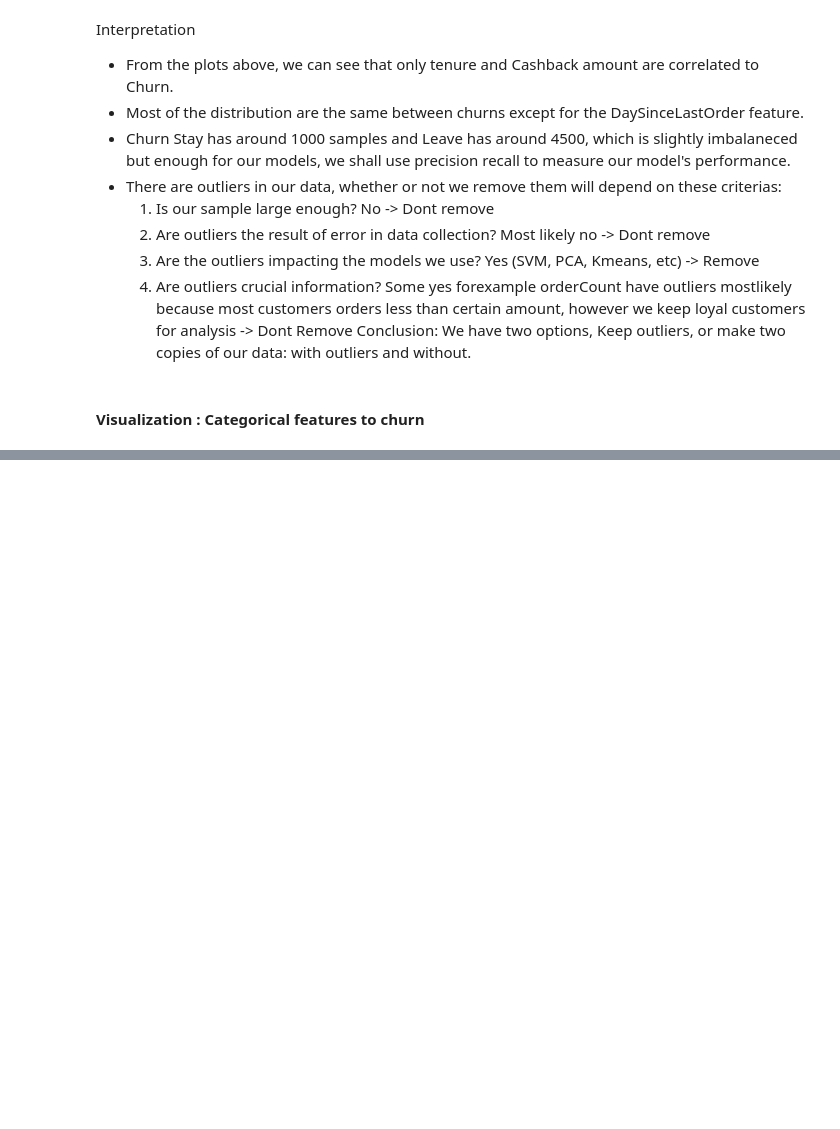
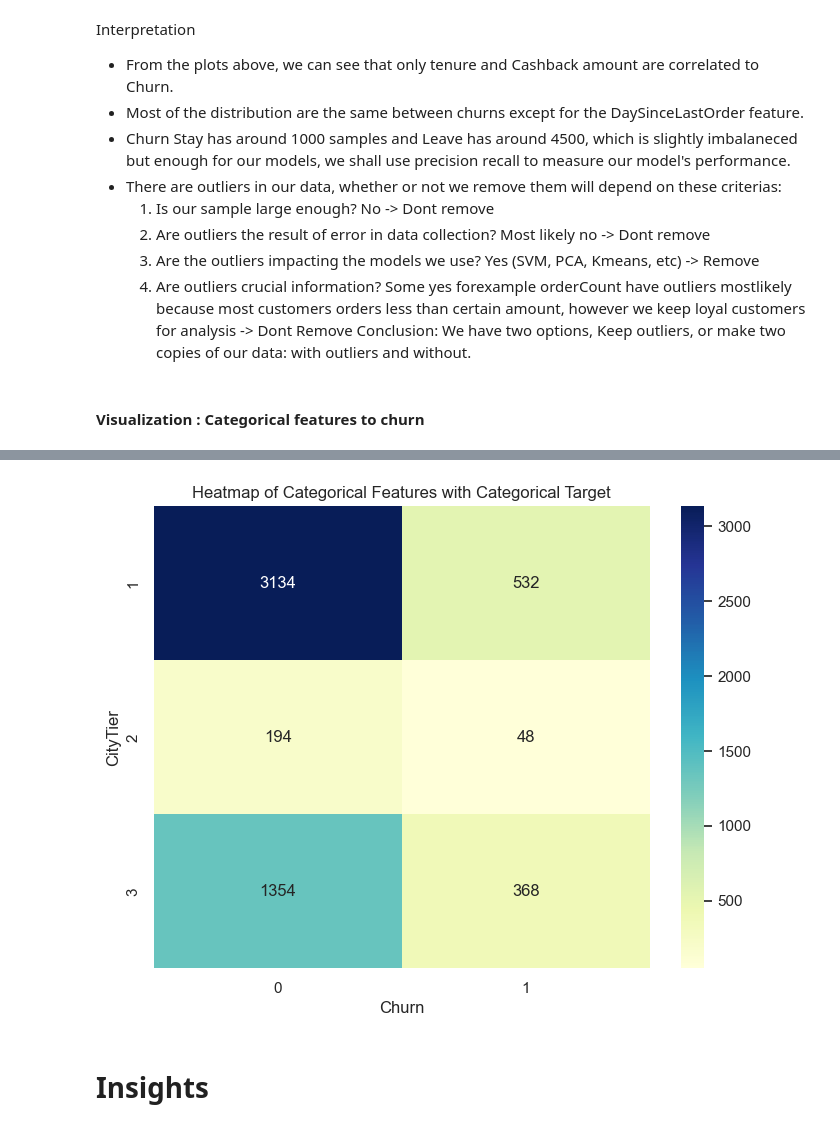
Before and after one commit to adamxht/ecommerce-know-your-customer, a Jupyter notebook: notebooks/EDA.ipynb, the cells around one changed output, grey strips where cells are left out. Saved outputs shown, nothing was run; the diff lists cells and outputs as text; code cells hidden in the pictures; blank space fills up the shorter version.

```diff
--- a/notebooks/EDA.ipynb
+++ b/notebooks/EDA.ipynb
@@ -229,0 +264,14 @@ Interpretation
+# %%
+# Heatmap
+# Create a cross-tabulation
+cross_tab = pd.crosstab(df['CityTier'], df['Churn'])
+
+# Create a heatmap
+plt.figure(figsize=(8, 6))
+sns.heatmap(cross_tab, annot=True, cmap='YlGnBu', fmt='d')
+plt.title('Heatmap of Categorical Features with Categorical Target')
+plt.show()
+# %% [output]
+[figure, added]
+# %% [markdown]
+# Insights
```
Also changed, not shown: parts of 9 cells of this notebook, 2 other files.
